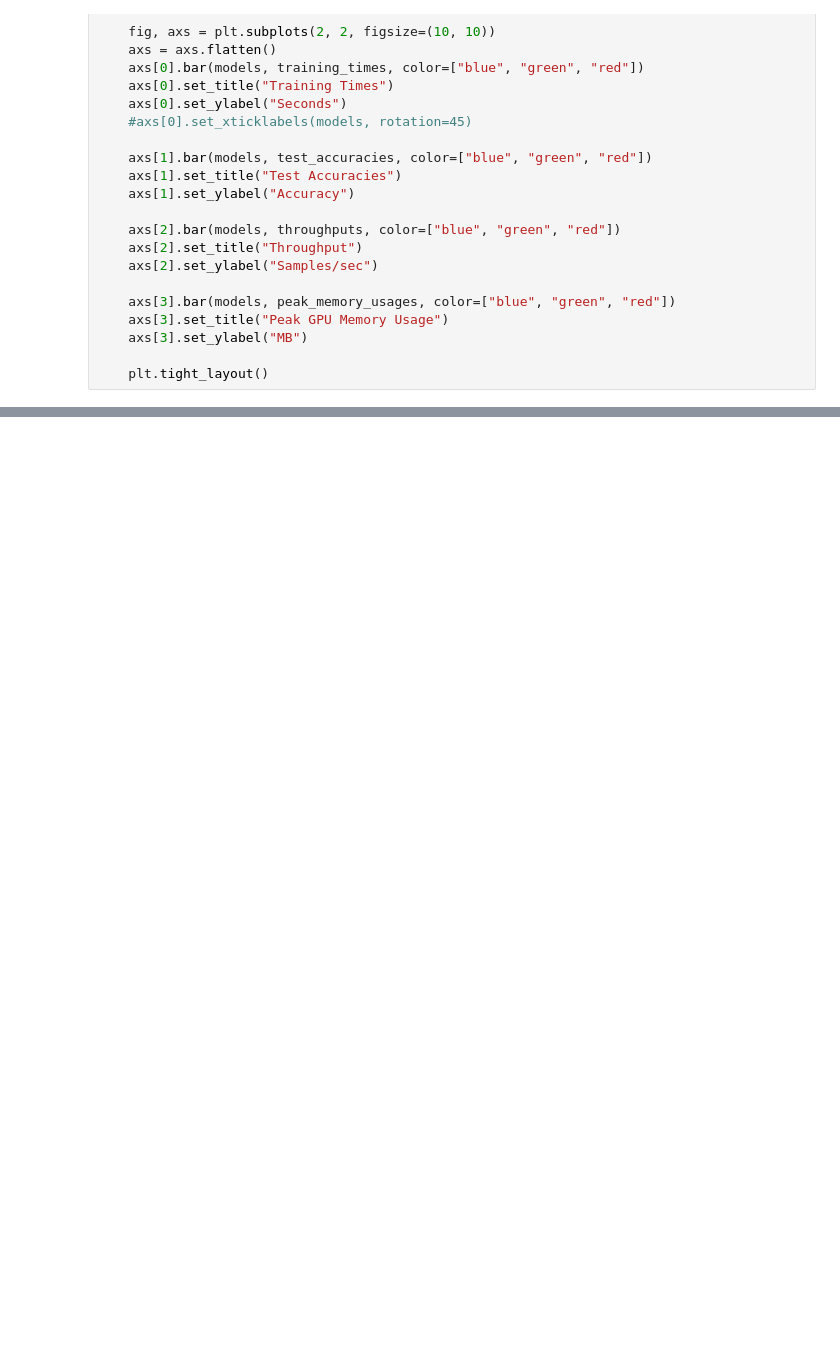
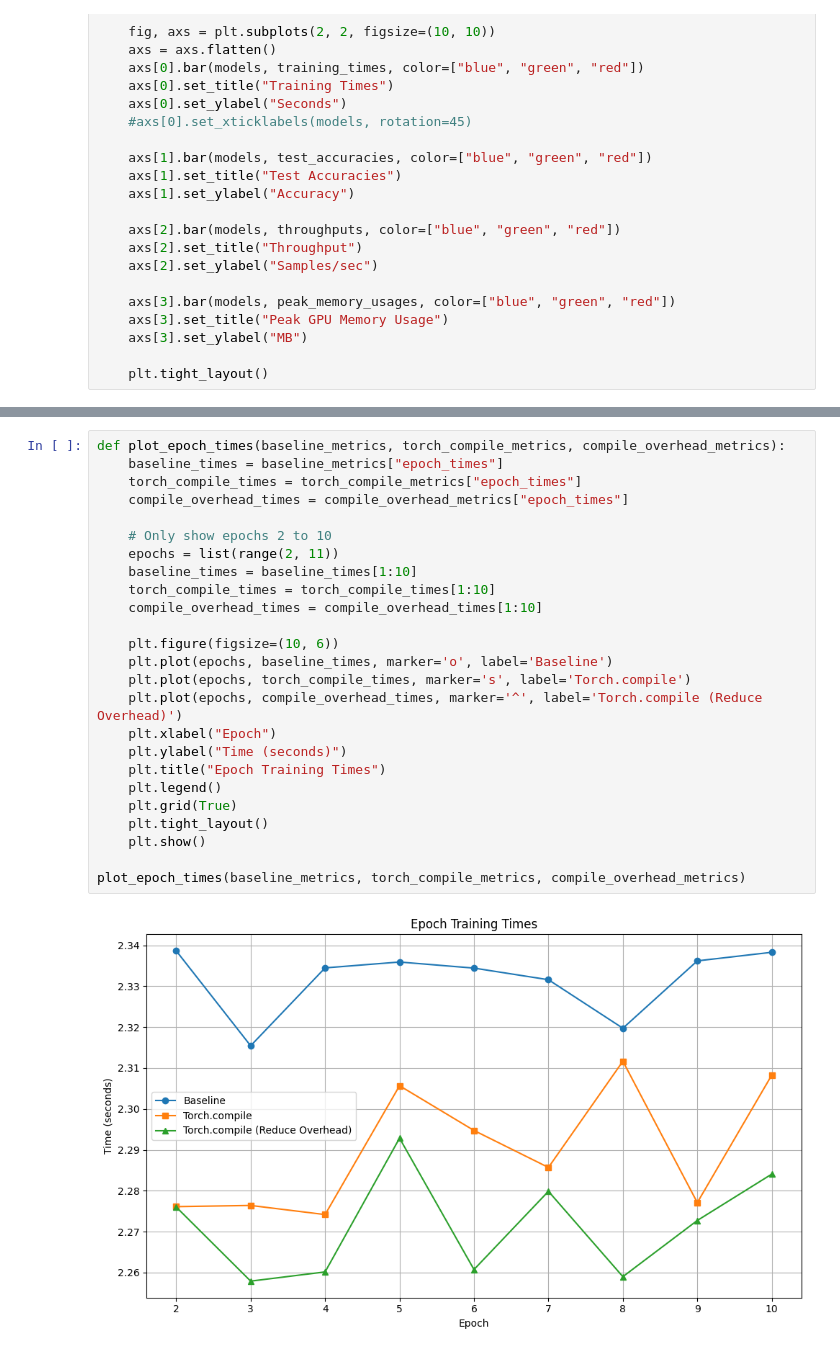
Before and after one commit to ab4972/DeepChem-Model-Optimization, a Jupyter notebook: Compiled_LoRA.ipynb, the cells around one changed output, grey strips where cells are left out. Saved outputs shown, nothing was run; the diff lists cells and outputs as text; blank space fills up the shorter version.

```diff
--- a/Compiled_LoRA.ipynb
+++ b/Compiled_LoRA.ipynb
@@ -414,0 +461,27 @@ plot_metrics(baseline_metrics, torch_compile_metrics, compile_overhead_metrics)
+# %%
+def plot_epoch_times(baseline_metrics, torch_compile_metrics, compile_overhead_metrics):
+    baseline_times = baseline_metrics["epoch_times"]
+    torch_compile_times = torch_compile_metrics["epoch_times"]
+    compile_overhead_times = compile_overhead_metrics["epoch_times"]
+
+    # Only show epochs 2 to 10
+    epochs = list(range(2, 11))
+    baseline_times = baseline_times[1:10]
+    torch_compile_times = torch_compile_times[1:10]
+    compile_overhead_times = compile_overhead_times[1:10]
+
+    plt.figure(figsize=(10, 6))
+    plt.plot(epochs, baseline_times, marker='o', label='Baseline')
+    plt.plot(epochs, torch_compile_times, marker='s', label='Torch.compile')
+    plt.plot(epochs, compile_overhead_times, marker='^', label='Torch.compile (Reduce Overhead)')
+    plt.xlabel("Epoch")
+    plt.ylabel("Time (seconds)")
+    plt.title("Epoch Training Times")
+    plt.legend()
+    plt.grid(True)
+    plt.tight_layout()
+    plt.show()
+
+plot_epoch_times(baseline_metrics, torch_compile_metrics, compile_overhead_metrics)
+# %% [output]
+[figure, added]
```
Also changed, not shown: parts of 7 cells of this notebook.
